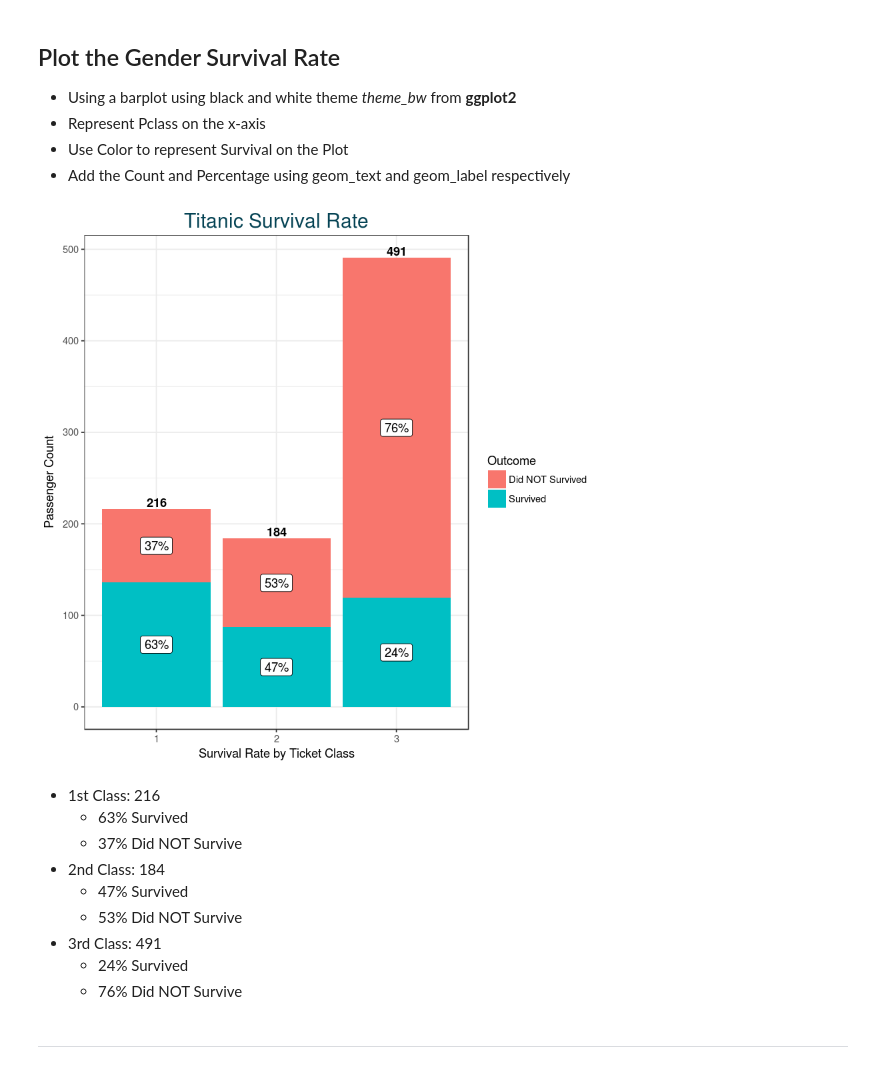
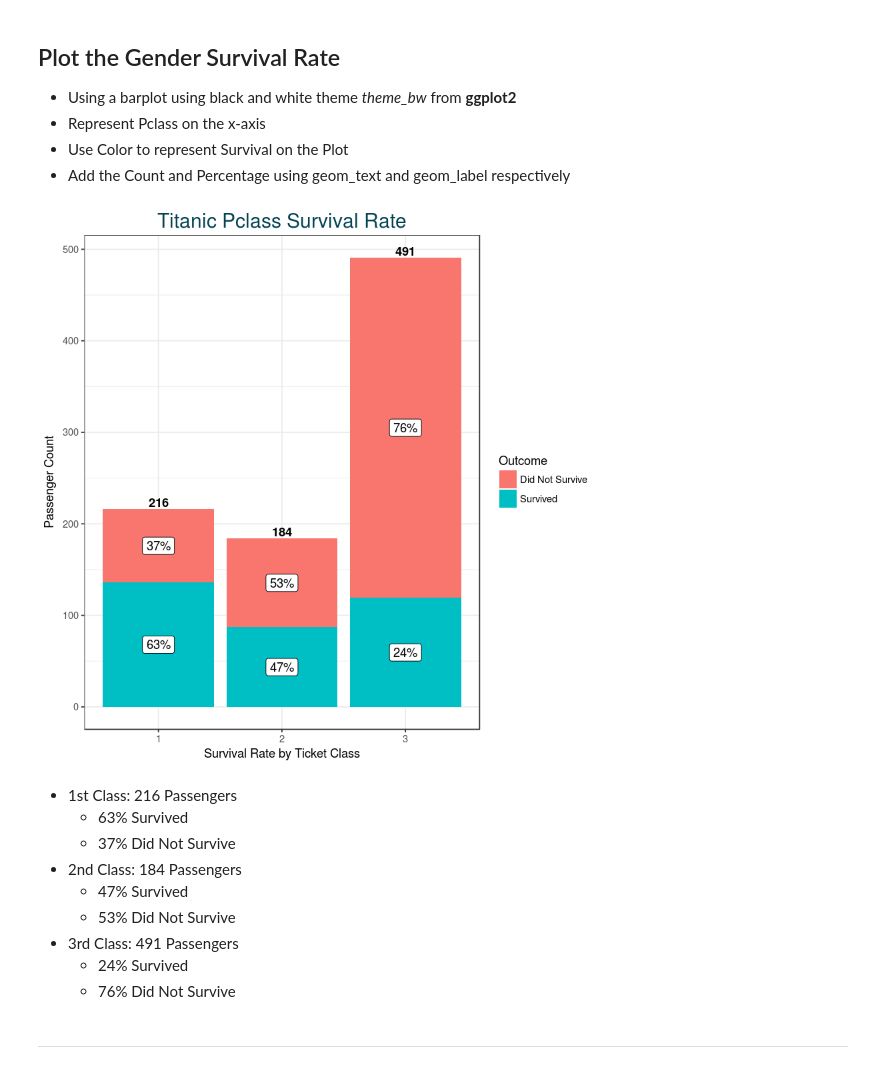
Before and after one commit to romabash/kaggle-titanic, a Jupyter notebook: notebooks/2_Initial-Visualization.ipynb, the cells around one changed output. Saved outputs shown, nothing was run; the diff lists cells and outputs as text; code cells hidden in the pictures.

Commit message:
Survival based on Pclass

```diff
--- a/notebooks/2_Initial-Visualization.ipynb
+++ b/notebooks/2_Initial-Visualization.ipynb
@@ -234,27 +239,33 @@ pclass_ratio
 # %%
 titanic %>%
   ggplot() +
   geom_bar(aes(x = Pclass, fill = Survived)) +
-  geom_text(data = pclass, aes(x = Pclass, y = Count, label = Count), position = position_dodge(width=0.9), vjust=-0.25, fontface = "bold") +
-  geom_label(data = pclass_ratio, aes(x = Pclass, y = Count, label = paste0(Percentage, "%"), group = Survived), position = position_stack(vjust = 0.5)) +
+  geom_text(data = pclass,
+            aes(x = Pclass, y = Count, label = Count),
+            position = position_dodge(width=0.9),
+            vjust=-0.25,
+            fontface = "bold") +
+  geom_label(data = pclass_ratio,
+             aes(x = Pclass, y = Count, label = paste0(Percentage, "%"), group = Survived),
+             position = position_stack(vjust = 0.5)) +
   theme_bw() +
   theme(plot.title = element_text(hjust = 0.5, size=18, colour = "#054354")) +
-  ggtitle("Titanic Survival Rate") +
+  ggtitle("Titanic Pclass Survival Rate") +
   scale_x_discrete(name= "Survival Rate by Ticket Class") +
   scale_y_continuous(name = "Passenger Count") +
   scale_fill_discrete(name = "Outcome", labels = c("Did Not Survive", "Survived"))
 # %% [output]
-[figure, old version]
+[figure, new version]
 # %% [markdown]
-- 1st Class: 216
+- 1st Class: 216 Passengers
   - 63% Survived
-  - 37%  Did NOT Survive
-- 2nd Class: 184
+  - 37%  Did Not Survive
+- 2nd Class: 184 Passengers
   - 47% Survived
-  - 53%  Did NOT Survive
-- 3rd Class: 491
+  - 53%  Did Not Survive
+- 3rd Class: 491 Passengers
   - 24% Survived
-  - 76%  Did NOT Survive
+  - 76%  Did Not Survive
 # %% [markdown]
 <hr>
 # %% [markdown]
```
Also changed, not shown: parts of 4 cells of this notebook.
